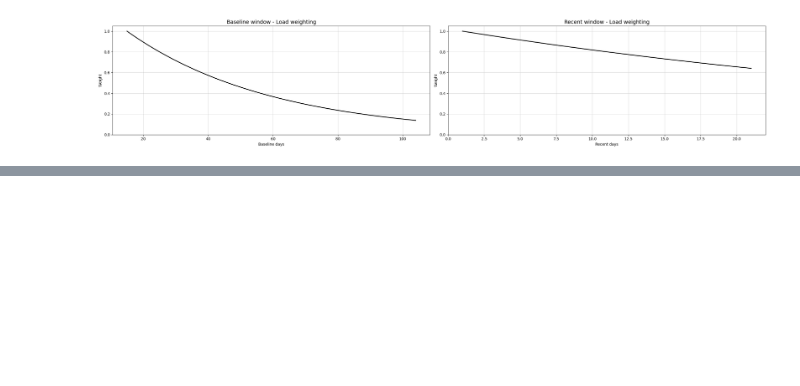
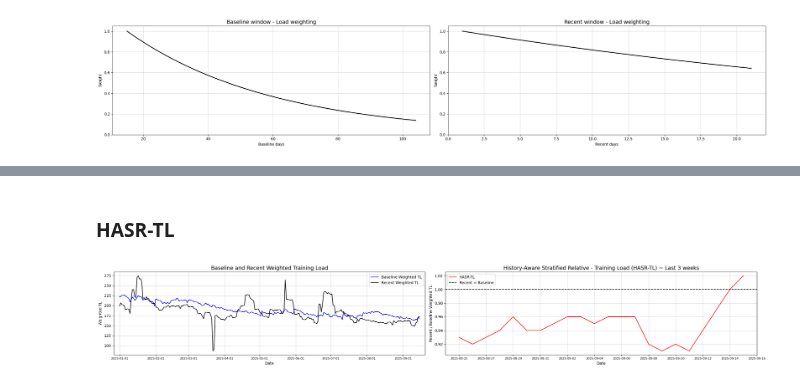
Before and after one commit to 1312Bravo/TrainingPeaks_customLog, a Jupyter notebook: analysis/history_aware_relative_stratified_training_load/analysis.ipynb, the cells around one changed output, grey strips where cells are left out. Drawn from its saved outputs; the diff is of its cells as text; code cells hidden in the pictures; blank space fills up the shorter version.

```diff
--- a/analysis/history_aware_relative_stratified_training_load/analysis.ipynb
+++ b/analysis/history_aware_relative_stratified_training_load/analysis.ipynb
@@ -13,0 +40,15 @@ from analysis.history_aware_relative_stratified_training_load import config as s
+# %%
+# Get HASR-TL data
+
+user = "urh"
+user_config = config.USER_CONFIGURATIONS[user]
+
+googleDrive_client = gspread.authorize(config.DRIVE_CREDENTIALS)
+hasr_tl_data, _ = hf.import_google_sheet(
+    googleDrive_client=googleDrive_client,
+    filename=user_config["gdrive_activity_log_filename"],
+    sheet_name=sub_config.HASR_TL_SHEET_NAME
+    )
+
+hasr_tl_data = hf.data_safe_convert_to_numeric(hasr_tl_data)
+hasr_tl_data["Datetime"] = pd.to_datetime(hasr_tl_data[["Year", "Month", "Day"]])
@@ -42,0 +205,36 @@ fig.savefig("analysissaved_filed.png", dpi=150, bbox_inches="tight")
+# %% [markdown]
+### HASR-TL
+# %%
+# HASRT-TL ~ Full & Last weeks
+
+fig, ax = plt.subplots(1,2, figsize=(25,4))
+indices = np.arange(0, len(hasr_tl_data["Datetime"]))
+plot_data = hasr_tl_data.loc[hasr_tl_data[sub_config.HASR_TL_COLUMN_NAMES[0]].notnull(), :]
+plot_data_recent = plot_data.loc[plot_data["Datetime"] >= plot_data["Datetime"].max() - pd.Timedelta(days=21), :]
+
+ax[0].set_title("Baseline and Recent Weighted Training Load", fontsize=14)
+ax[0].plot(plot_data["Datetime"], plot_data[sub_config.HASR_TL_COLUMN_NAMES[2]], color="blue", label="Baseline Weighted TL")
+ax[0].plot(plot_data["Datetime"], plot_data[sub_config.HASR_TL_COLUMN_NAMES[1]], color="black", label="Recent Weighted TL")
+ax[0].set_xlim(np.min(plot_data["Datetime"]) - datetime.timedelta(days=5), np.max(hasr_tl_data["Datetime"] + datetime.timedelta(days=5)))
+ax[0].set_ylabel("Weighted TL")
+ax[0].xaxis.set_major_locator(mdates.MonthLocator())
+ax[0].xaxis.set_major_formatter(mdates.DateFormatter("%Y-%m-%d"))
+
+ax[1].set_title("History-Aware Stratified Relative - Training Load (HASR-TL) ~ Last 3 weeks", fontsize=14)
+ax[1].plot(plot_data_recent["Datetime"], plot_data_recent[sub_config.HASR_TL_COLUMN_NAMES[0]], color="red", label="HASR-TL")
+ax[1].axhline(y=1, color="black", linestyle="--", label="Recent = Baseline")
+ax[1].set_xlim(np.min(plot_data_recent["Datetime"]) - datetime.timedelta(days=1), np.max(plot_data_recent["Datetime"] + datetime.timedelta(days=1)))
+ax[1].set_ylabel("HASR-TL")
+ax[1].xaxis.set_major_locator(mdates.DayLocator(interval=2))
+ax[1].xaxis.set_major_formatter(mdates.DateFormatter("%Y-%m-%d"))
+
+for i in [0,1]:
+    ax[i].legend()
+    ax[i].set_xlabel("Date")
+    ax[i].tick_params(axis="x", rotation=0, labelsize=8)
+    ax[i].grid(alpha=0.5)
+
+plt.tight_layout()
+plt.show()
+# %% [output]
+[figure, added]
```
Also changed, not shown: parts of 9 cells of this notebook, 1 other file.
